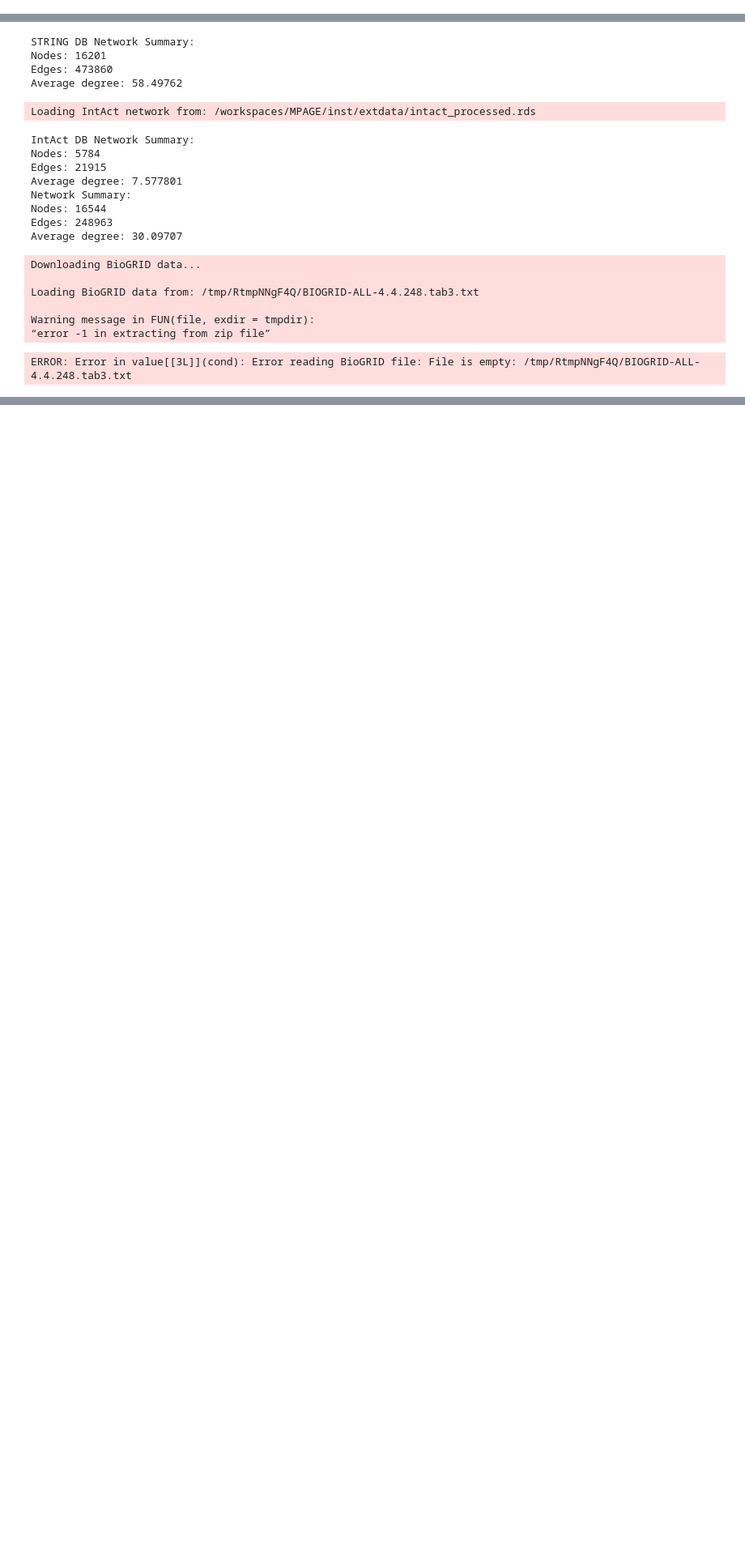
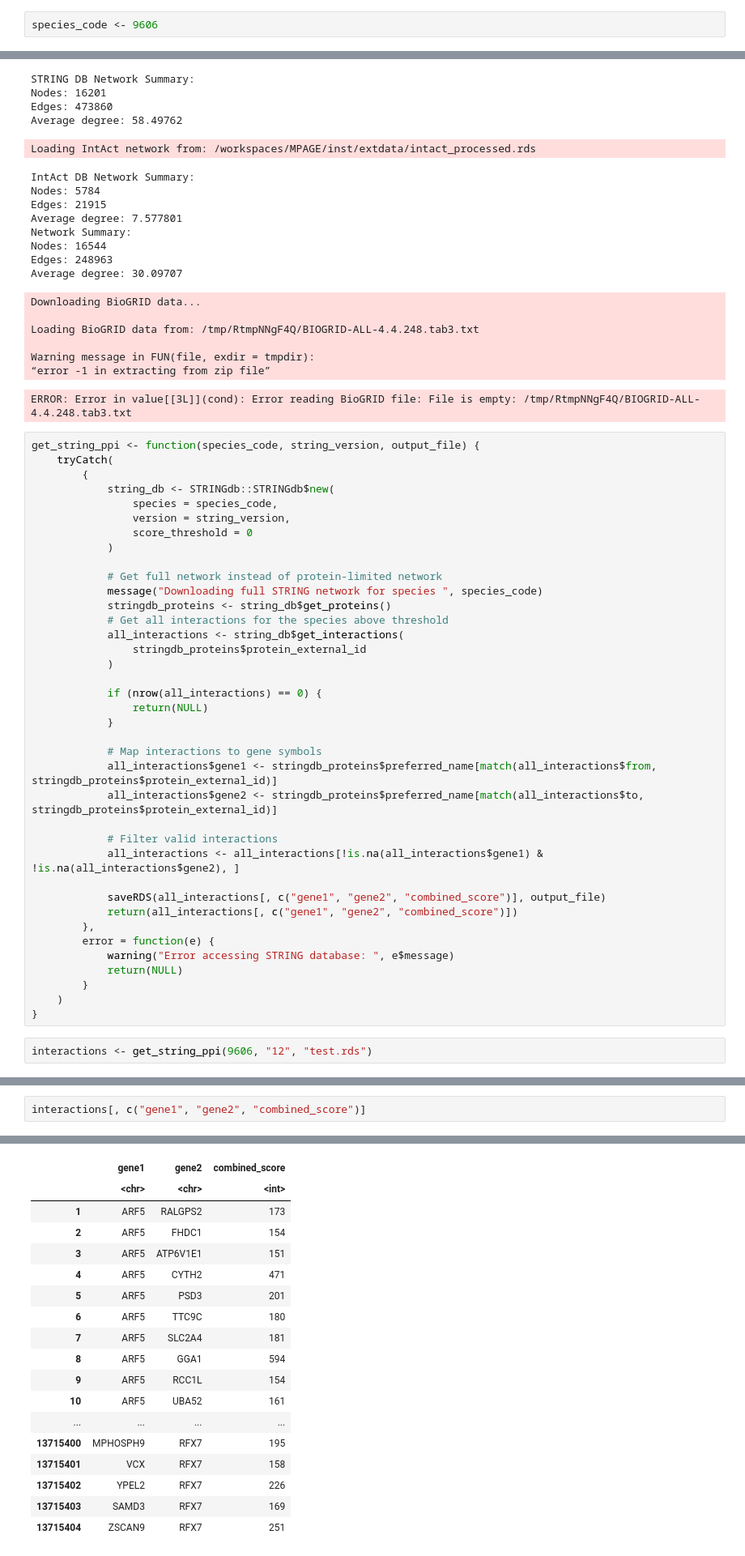
Before and after one commit to loganylchen/MPAGE, a Jupyter notebook: testing.ipynb, the cells around one changed output, grey strips where cells are left out. Shown at 81% size. Saved outputs shown, nothing was run; the diff lists cells and outputs as text; blank space fills up the shorter version.

Commit message:
Implement code changes to enhance functionality and improve performance

```diff
--- a/testing.ipynb
+++ b/testing.ipynb
@@ -12,0 +388,2 @@ Warning message:
+# %%
+species_code <- 9606
@@ -160,3 +781,43 @@ Loading BioGRID data from: /tmp/RtmpNNgF4Q/BIOGRID-ALL-4.4.248.tab3.txt
 Warning message in FUN(file, exdir = tmpdir):
 “error -1 in extracting from zip file”
 ERROR: Error in value[[3L]](cond): Error reading BioGRID file: File is empty: /tmp/RtmpNNgF4Q/BIOGRID-ALL-4.4.248.tab3.txt
+# %%
+get_string_ppi <- function(species_code, string_version, output_file) {
+    tryCatch(
+        {
+            string_db <- STRINGdb::STRINGdb$new(
+                species = species_code,
+                version = string_version,
+                score_threshold = 0
+            )
+
+            # Get full network instead of protein-limited network
+            message("Downloading full STRING network for species ", species_code)
+            stringdb_proteins <- string_db$get_proteins()
+            # Get all interactions for the species above threshold
+            all_interactions <- string_db$get_interactions(
+                stringdb_proteins$protein_external_id
+            )
+
+            if (nrow(all_interactions) == 0) {
+                return(NULL)
+            }
+
+            # Map interactions to gene symbols
+            all_interactions$gene1 <- stringdb_proteins$preferred_name[match(all_interactions$from, stringdb_proteins$protein_external_id)]
+            all_interactions$gene2 <- stringdb_proteins$preferred_name[match(all_interactions$to, stringdb_proteins$protein_external_id)]
+
+            # Filter valid interactions
+            all_interactions <- all_interactions[!is.na(all_interactions$gene1) & !is.na(all_interactions$gene2), ]
+
+            saveRDS(all_interactions[, c("gene1", "gene2", "combined_score")], output_file)
+            return(all_interactions[, c("gene1", "gene2", "combined_score")])
+        },
+        error = function(e) {
+            warning("Error accessing STRING database: ", e$message)
+            return(NULL)
+        }
+    )
+}
+# %%
+interactions <- get_string_ppi(9606, "12", "test.rds")
@@ -162,0 +832,3 @@ ERROR: Error in value[[3L]](cond): Error reading BioGRID file: File is empty: /t
+# %%
+interactions[, c("gene1", "gene2", "combined_score")]
+# %% [output]
@@ -162,0 +836,18 @@ ERROR: Error in value[[3L]](cond): Error reading BioGRID file: File is empty: /t
+|  | gene1 | gene2 | combined_score |
+|  | <chr> | <chr> | <int> |
+| 1 | ARF5 | RALGPS2 | 173 |
+| 2 | ARF5 | FHDC1 | 154 |
+| 3 | ARF5 | ATP6V1E1 | 151 |
+| 4 | ARF5 | CYTH2 | 471 |
+| 5 | ARF5 | PSD3 | 201 |
+| 6 | ARF5 | TTC9C | 180 |
+| 7 | ARF5 | SLC2A4 | 181 |
+| 8 | ARF5 | GGA1 | 594 |
+| 9 | ARF5 | RCC1L | 154 |
+| 10 | ARF5 | UBA52 | 161 |
+| ... | ... | ... | ... |
+| 13715400 | MPHOSPH9 | RFX7 | 195 |
+| 13715401 | VCX | RFX7 | 158 |
+| 13715402 | YPEL2 | RFX7 | 226 |
+| 13715403 | SAMD3 | RFX7 | 169 |
+| 13715404 | ZSCAN9 | RFX7 | 251 |
```
Also changed, not shown: parts of 33 cells of this notebook, 4 other files.
